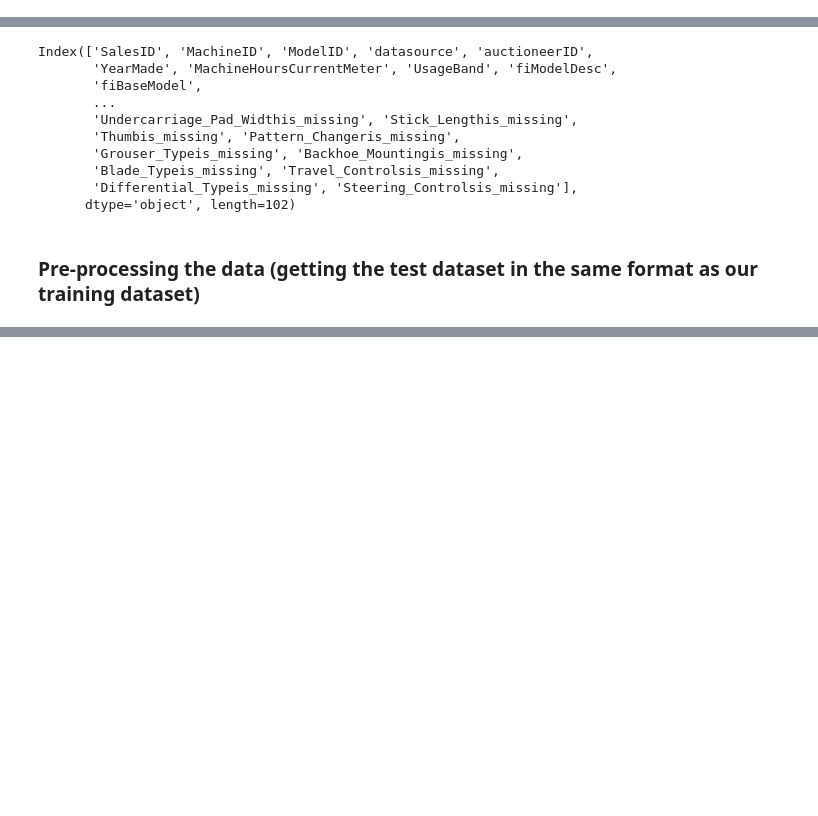
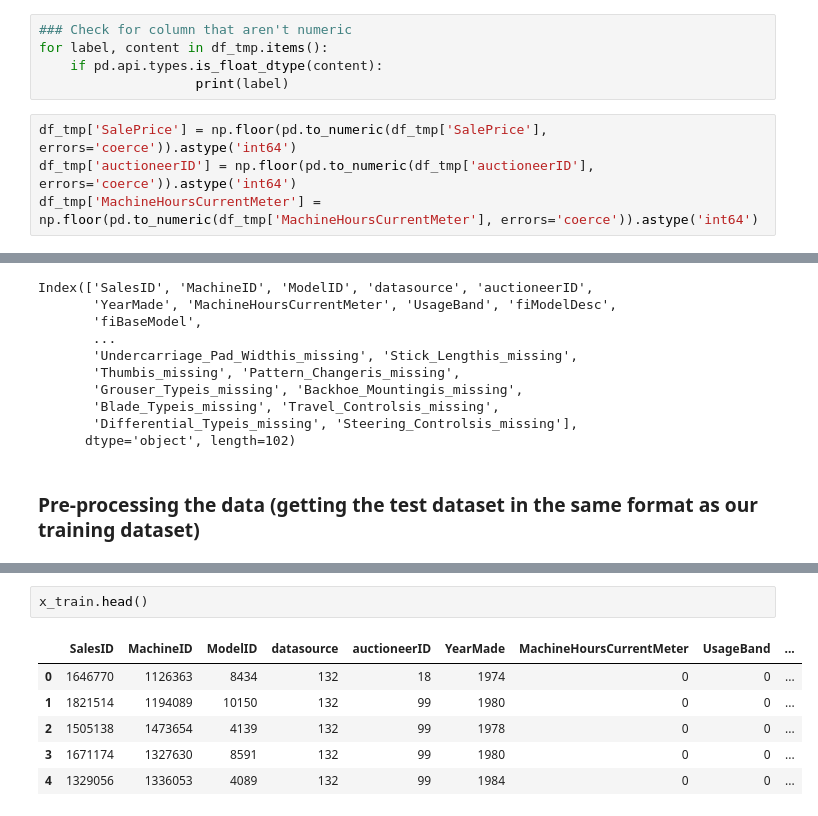
Before and after one commit to kjedmeade/bulldozer-price-prediction-project, a Jupyter notebook: Untitled.ipynb, the cells around one changed output, grey strips where cells are left out. Drawn from its saved outputs; the diff is of its cells as text; blank space fills up the shorter version.

```diff
--- a/Untitled.ipynb
+++ b/Untitled.ipynb
@@ -720,3 +732,12 @@ auctioneerIDis_missing
 False    392562
 True      20136
 Name: count, dtype: int64
+# %%
+### Check for column that aren't numeric
+for label, content in df_tmp.items():
+    if pd.api.types.is_float_dtype(content):
+                    print(label)
+# %%
+df_tmp['SalePrice'] = np.floor(pd.to_numeric(df_tmp['SalePrice'], errors='coerce')).astype('int64')
+df_tmp['auctioneerID'] = np.floor(pd.to_numeric(df_tmp['auctioneerID'], errors='coerce')).astype('int64')
+df_tmp['MachineHoursCurrentMeter'] = np.floor(pd.to_numeric(df_tmp['MachineHoursCurrentMeter'], errors='coerce')).astype('int64')
@@ -1236,0 +1379,9 @@ def preprocess_data(df):
+# %%
+x_train.head()
+# %% [output]
+|  | SalesID | MachineID | ModelID | datasource | auctioneerID | YearMade | MachineHoursCurrentMeter | UsageBand | ... |
+| 0 | 1646770 | 1126363 | 8434 | 132 | 18 | 1974 | 0 | 0 | ... |
+| 1 | 1821514 | 1194089 | 10150 | 132 | 99 | 1980 | 0 | 0 | ... |
+| 2 | 1505138 | 1473654 | 4139 | 132 | 99 | 1978 | 0 | 0 | ... |
+| 3 | 1671174 | 1327630 | 8591 | 132 | 99 | 1980 | 0 | 0 | ... |
+| 4 | 1329056 | 1336053 | 4089 | 132 | 99 | 1984 | 0 | 0 | ... |
```
Also changed, not shown: parts of 48 cells of this notebook, 1 other file.
